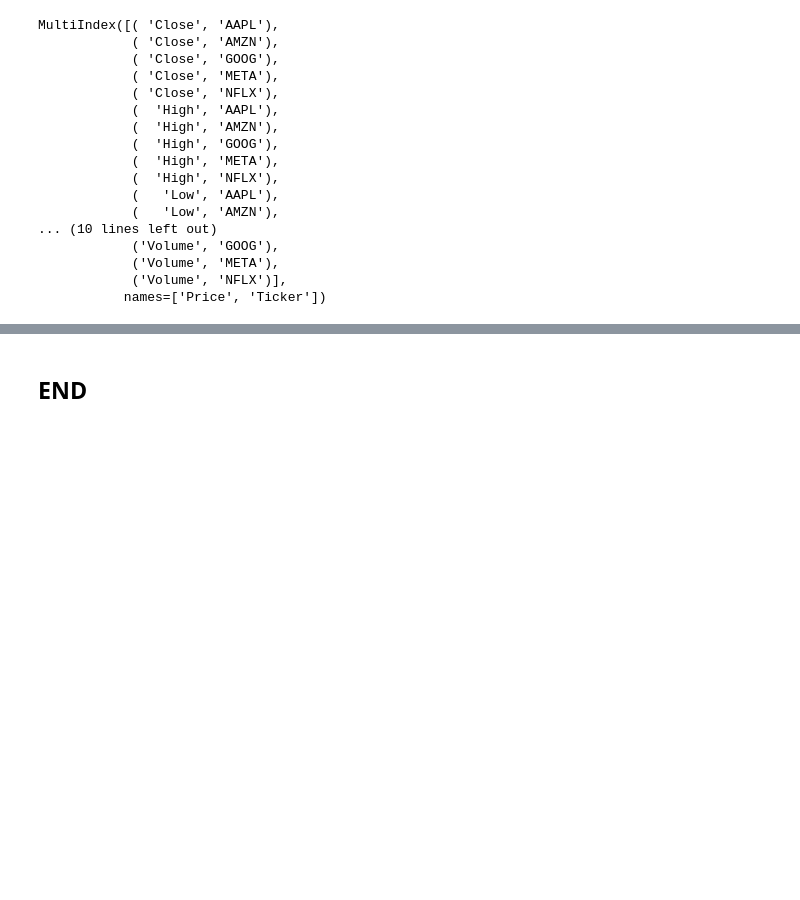
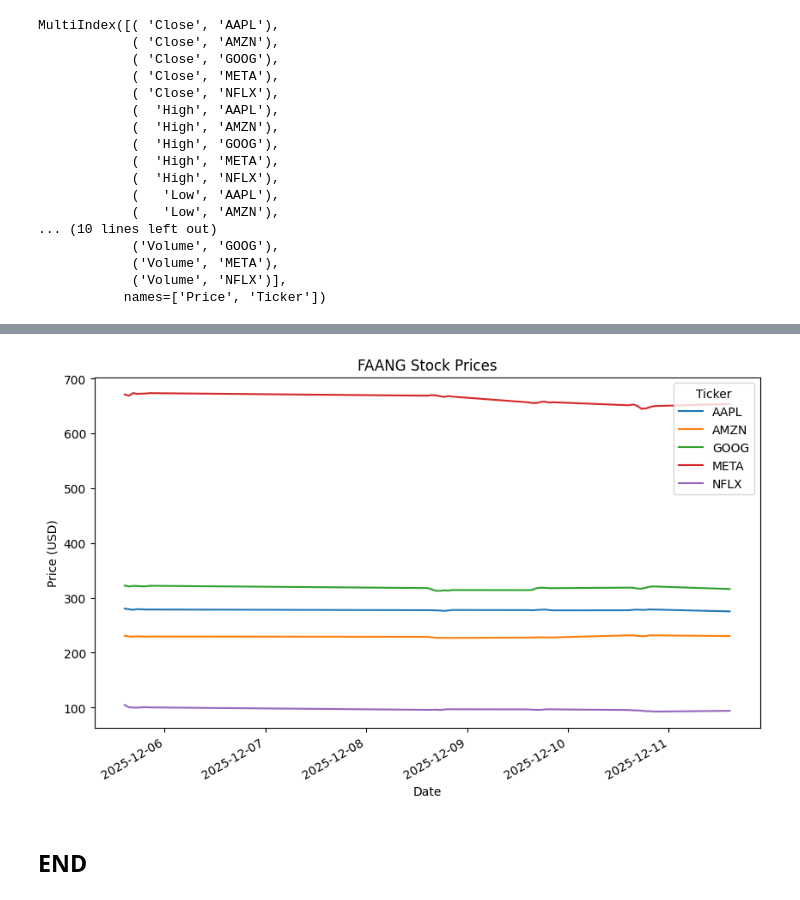
Before and after one commit to seasid3/computer_infrastructure_assessment_problem, a Jupyter notebook: problems.ipynb, the cells around one changed output, grey strips where cells are left out. Saved outputs shown, nothing was run; the diff lists cells and outputs as text; code cells hidden in the pictures; blank space fills up the shorter version.

```diff
--- a/problems.ipynb
+++ b/problems.ipynb
@@ -203,2 +181,21 @@ def plot_data():
+# %%
+# Creat figure and axes
+fig, ax = plt.subplots()
+
+# Plot closing prices for the 5 stocks
+df['Close'].plot(ax=ax, title='FAANG Stock Prices', figsize=(10,6))
+plt.xlabel('Date')
+plt.ylabel('Price (USD)')
+
+# Current date and time.
+now = dt.datetime.now()
+
+# File name.
+filename = "plots/" + now.strftime("%Y%m%d-%H%M%S") + ".png"
+
+# Save figure.
+fig.savefig(filename, dpi=300)
+# %% [output]
+[figure, added]
 # %% [markdown]
 ## END
```
Also changed, not shown: parts of 2 cells of this notebook, 1 other file.
